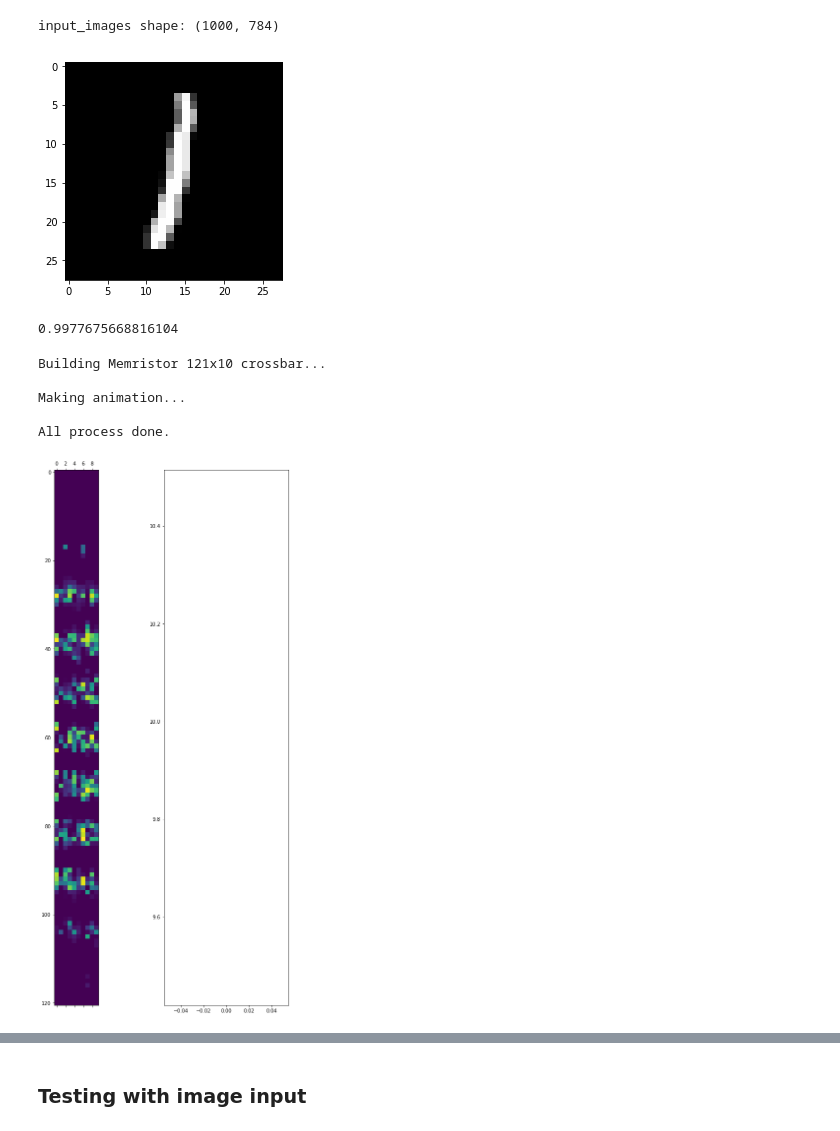
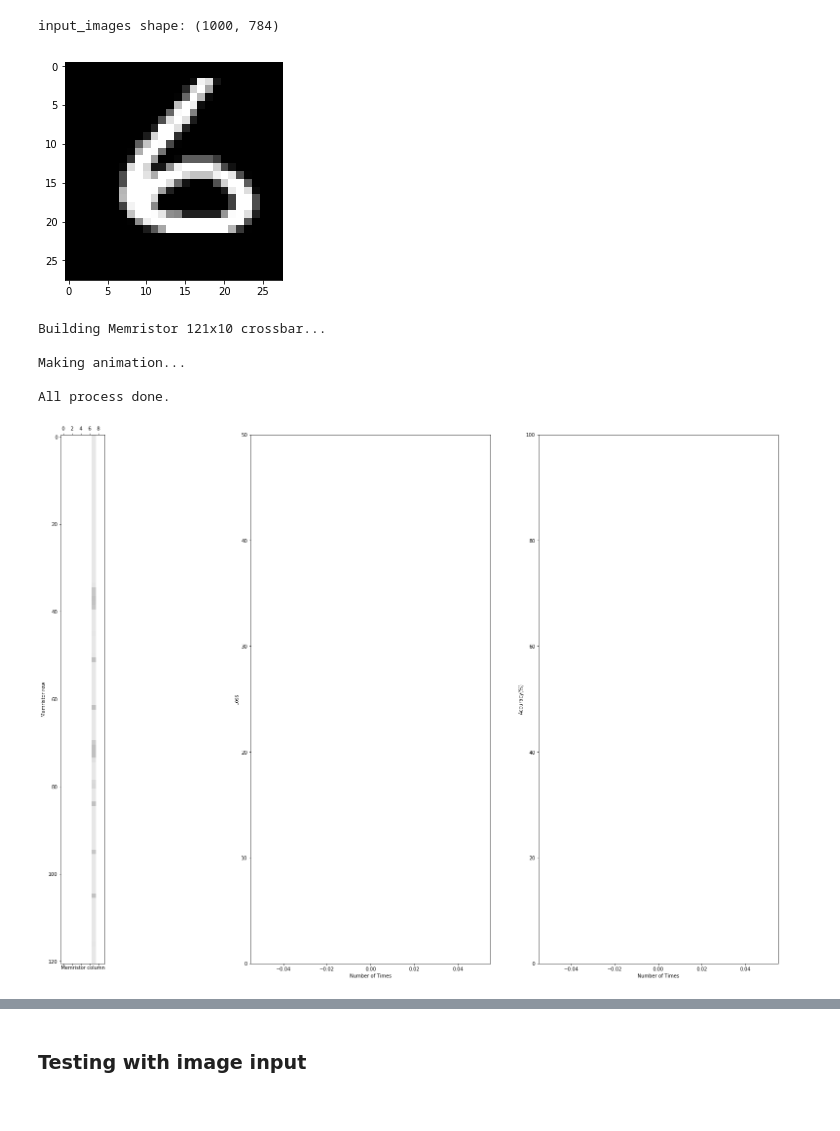
Before and after one commit to BJohn-dev/Memristor_learning_model, a Jupyter notebook: development/Memristor_mapping_new.ipynb, the cells around one changed output, grey strips where cells are left out. Drawn from its saved outputs; the diff is of its cells as text; code cells hidden in the pictures.

Commit message:
made accuracy plot, tried one more time by perfectly balancing the input image dataset. Experimented some of the inputs to check if which image is hard to distinguish. Close #2

```diff
--- a/development/Memristor_mapping_new.ipynb
+++ b/development/Memristor_mapping_new.ipynb
@@ -7,7 +7,7 @@ import os
 from IPython.display import HTML
 from tqdm import tqdm
 # %%
-interval = 0.001
+interval = 0.01
 # %%
 # 3x3 memristor crossbar
 # 전압으로 MEMRISTOR 저
@@ -181,11 +186,12 @@ labels = mnist.train.labels[:1000]
 input_images shape: (1000, 784)
 # %%
 from PIL import Image
+np.seterr(divide='ignore', invalid='ignore')
 
-a = input_images[4]
+a = input_images[3]
 im = np.reshape(a, [28,28])
 
 plt.imshow(im, cmap='gray'); plt.show()
 # %% [output]
-[figure, old version]
+[figure, new version]
 # %%
@@ -303,15 +332,11 @@ class AfterImaging:
         print('\nAll process done.')
-# %%
-first_try.loss_function()
-# %% [output]
-0.9977675668816104
 # %%
-first_try = AfterImaging()
+first_try = AfterImaging(mnist.train.images, mnist.train.labels)
 first_try.activate()
 # %% [output]
 Building Memristor 121x10 crossbar...
 
 Making animation...
 
 All process done.
-[figure, old version]
+[figure, new version]
```
Also changed, not shown: parts of 25 cells of this notebook.
